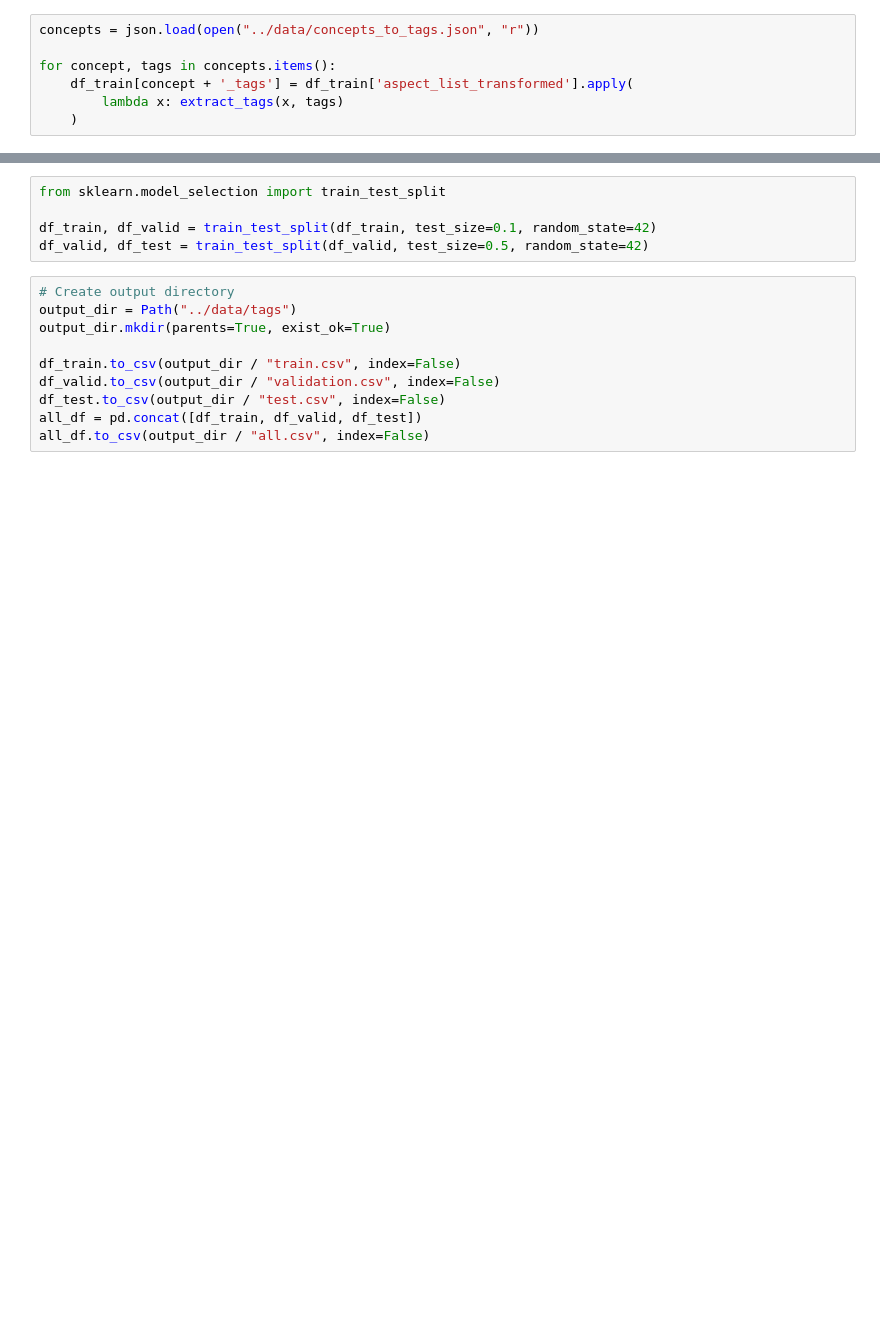
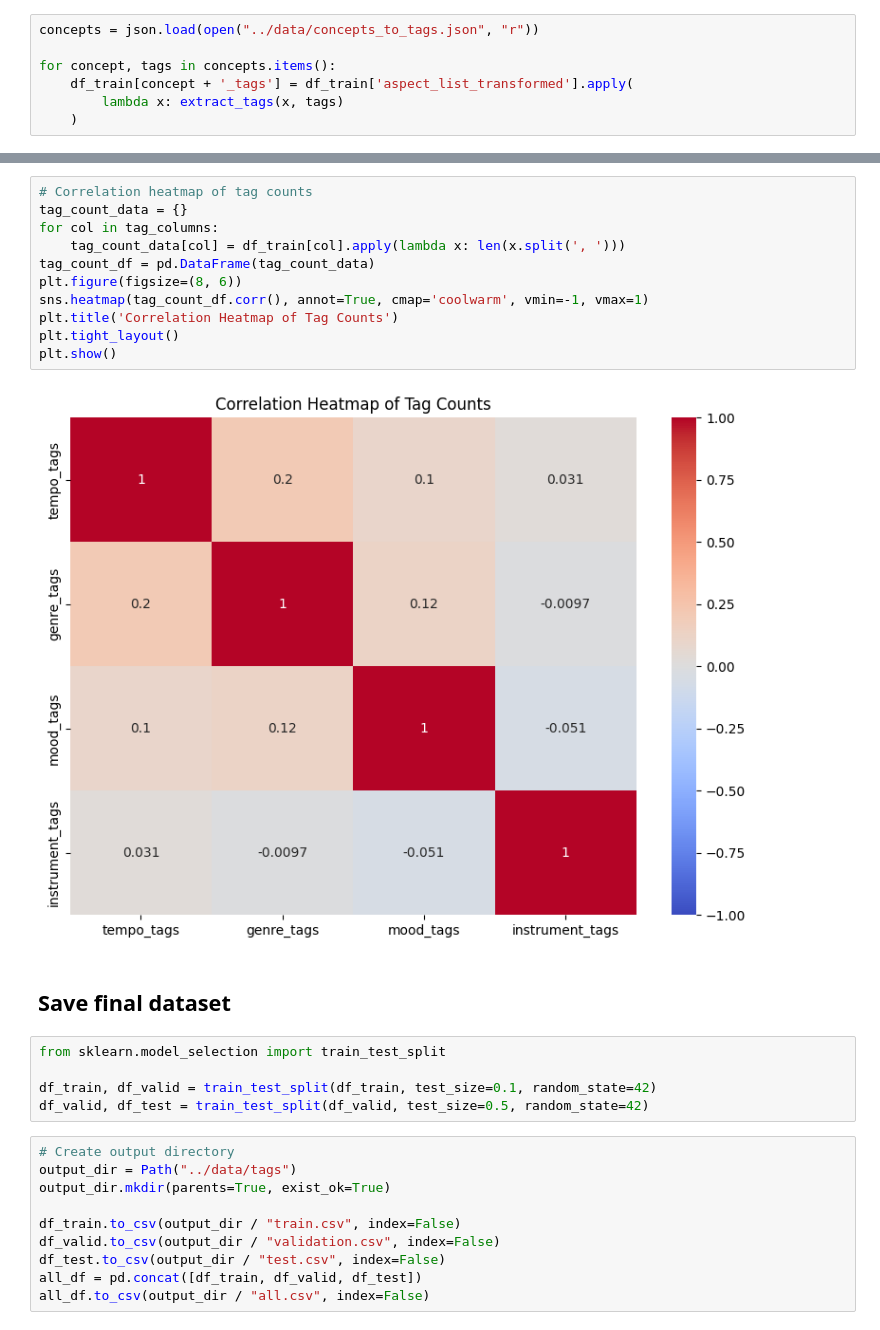
Before and after one commit to BrunoSienkiewicz/ConceptCaps, a Jupyter notebook: notebooks/tags-to-description-dataset.ipynb, the cells around one changed output, grey strips where cells are left out. Cells and saved outputs as stored; diff of their text form; blank space fills up the shorter version.

```diff
--- a/notebooks/tags-to-description-dataset.ipynb
+++ b/notebooks/tags-to-description-dataset.ipynb
@@ -83,3 +135,18 @@ df_train
+# %%
+# Correlation heatmap of tag counts
+tag_count_data = {}
+for col in tag_columns:
+    tag_count_data[col] = df_train[col].apply(lambda x: len(x.split(', ')))
+tag_count_df = pd.DataFrame(tag_count_data)
+plt.figure(figsize=(8, 6))
+sns.heatmap(tag_count_df.corr(), annot=True, cmap='coolwarm', vmin=-1, vmax=1)
+plt.title('Correlation Heatmap of Tag Counts')
+plt.tight_layout()
+plt.show()
+# %% [output]
+[figure, added]
+# %% [markdown]
+## Save final dataset
 # %%
 from sklearn.model_selection import train_test_split
 
```
Also changed, not shown: parts of 11 cells of this notebook, 5 other files.
